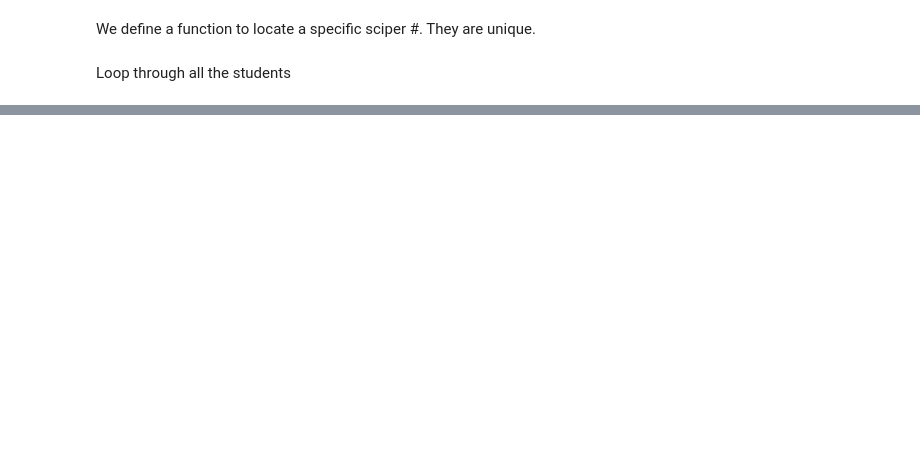
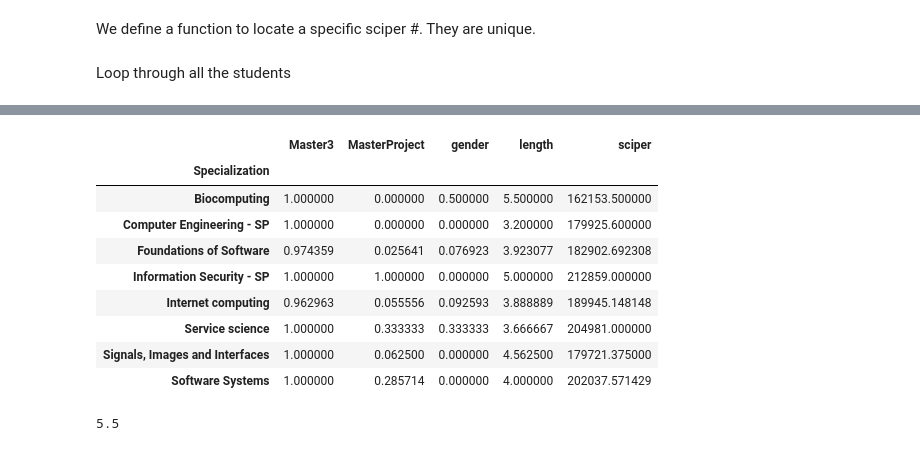
Before and after one commit to jmuth/ADA_homeworks, a Jupyter notebook: 02 - Data from the Web/ex2_draft2.ipynb, the cells around one changed output, grey strips where cells are left out. Cells and saved outputs as stored; diff of their text form; code cells hidden in the pictures; blank space fills up the shorter version.

```diff
--- a/02 - Data from the Web/ex2_draft2.ipynb
+++ b/02 - Data from the Web/ex2_draft2.ipynb
@@ -176,0 +240,18 @@ data_spec[data_spec["MasterProject"]==0].head()
+# %%
+mean_spec = data_spec.groupby(['Specialization']).mean()
+mean_spec
+# %% [output]
+|  | Master3 | MasterProject | gender | length | sciper |
+| Specialization |  |  |  |  |  |
+| Biocomputing | 1.000000 | 0.000000 | 0.500000 | 5.500000 | 162153.500000 |
+| Computer Engineering - SP | 1.000000 | 0.000000 | 0.000000 | 3.200000 | 179925.600000 |
+| Foundations of Software | 0.974359 | 0.025641 | 0.076923 | 3.923077 | 182902.692308 |
+| Information Security - SP | 1.000000 | 1.000000 | 0.000000 | 5.000000 | 212859.000000 |
+| Internet computing | 0.962963 | 0.055556 | 0.092593 | 3.888889 | 189945.148148 |
+| Service science | 1.000000 | 0.333333 | 0.333333 | 3.666667 | 204981.000000 |
+| Signals, Images and Interfaces | 1.000000 | 0.062500 | 0.000000 | 4.562500 | 179721.375000 |
+| Software Systems | 1.000000 | 0.285714 | 0.000000 | 4.000000 | 202037.571429 |
+# %%
+mean_spec.length.max()
+# %% [output]
+5.5
```
Also changed, not shown: parts of 20 cells of this notebook, 1 other file.
